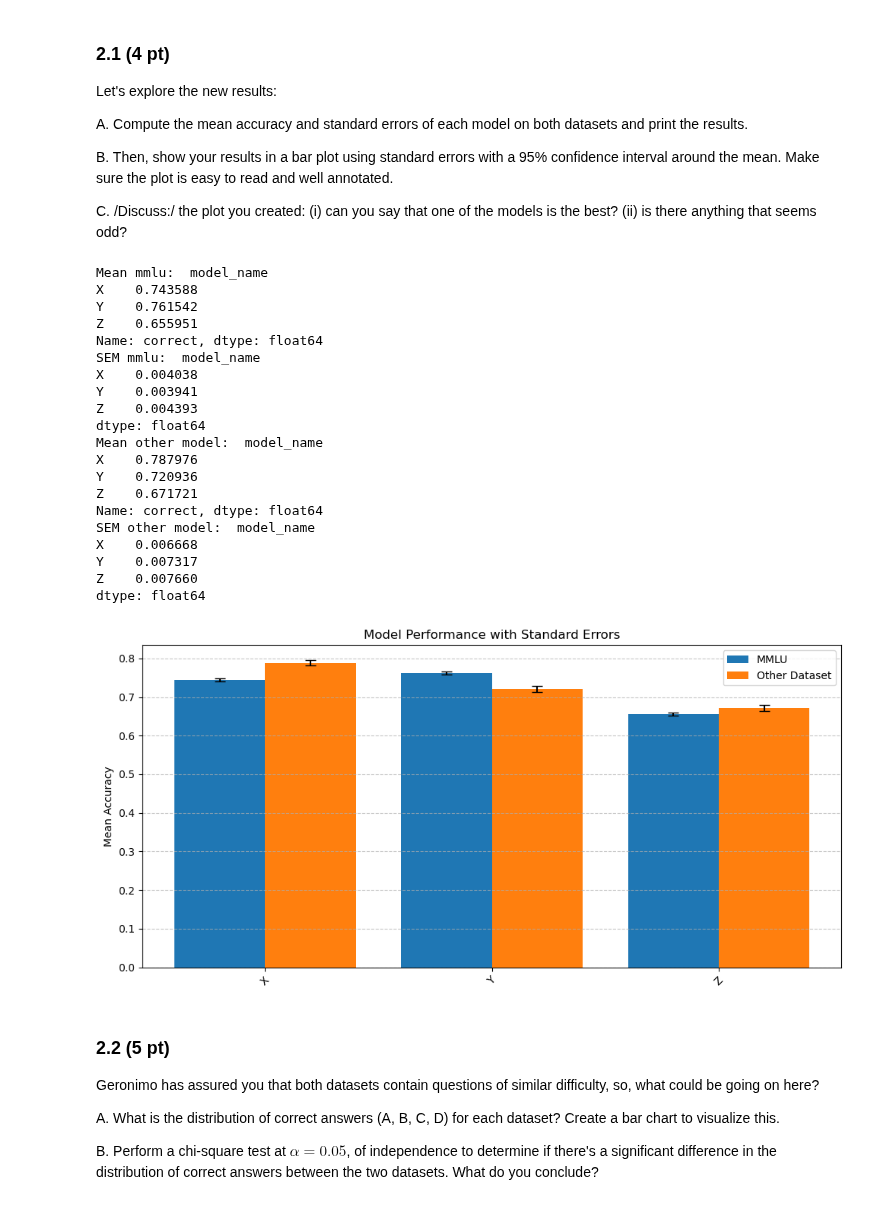
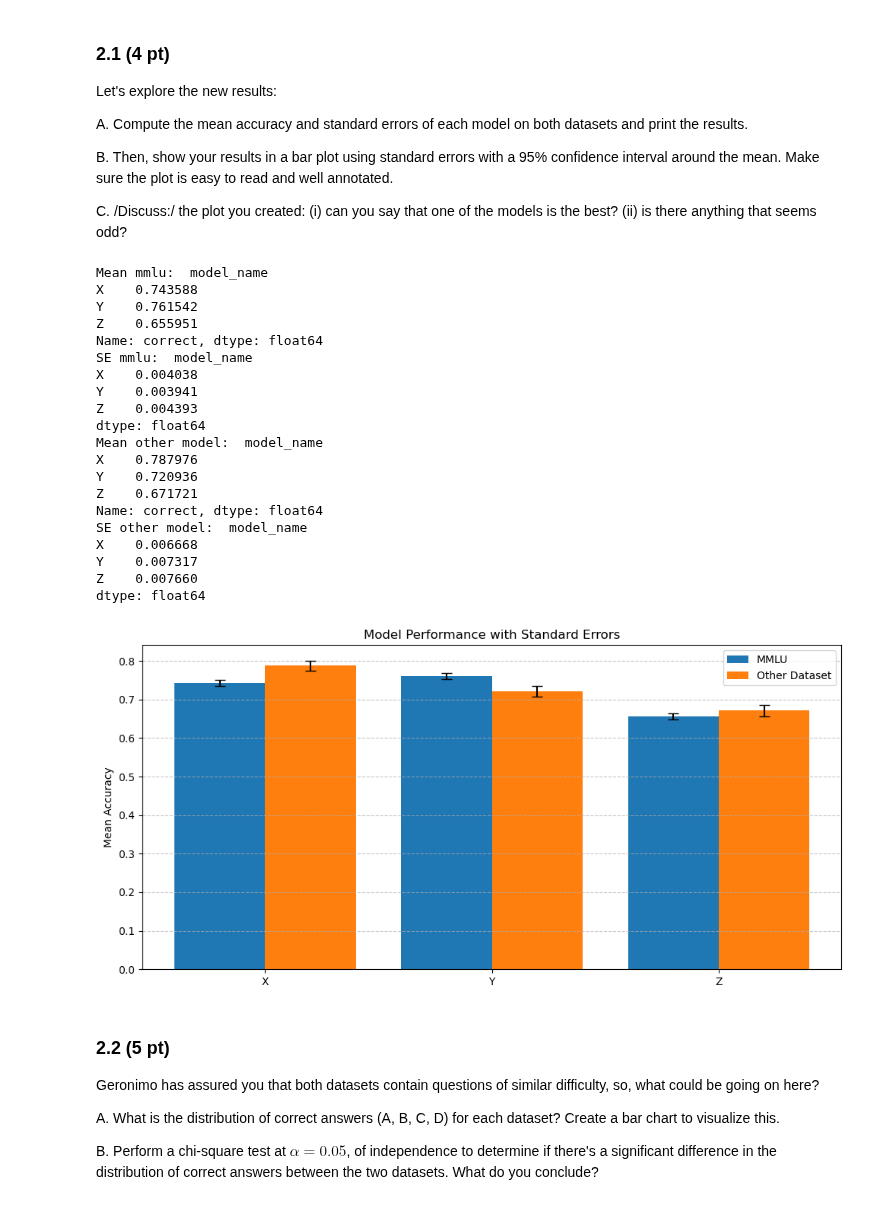
Before and after one commit to Ingridsm21/Data_Analysis, a Jupyter notebook: clinic1/DA-clinic1-empty.ipynb, the cells around one changed output. Saved outputs shown, nothing was run; the diff lists cells and outputs as text; code cells hidden in the pictures.

```diff
--- a/clinic1/DA-clinic1-empty.ipynb
+++ b/clinic1/DA-clinic1-empty.ipynb
@@ -515,22 +515,22 @@ def standard_errors(df):
 
 
 mean_mmlu = mean_accuracy(df_mmlu)
-sem_mmlu = standard_errors(df_mmlu)
+se_mmlu = standard_errors(df_mmlu)
 
 mean_other = mean_accuracy(df_other)
-sem_other = standard_errors(df_other)
+se_other = standard_errors(df_other)
 
 print("Mean mmlu: ", mean_mmlu)
-print("SEM mmlu: ", sem_mmlu)
+print("SE mmlu: ", se_mmlu)
 print("Mean other model: ", mean_other)
-print("SEM other model: ", sem_other)
+print("SE other model: ", se_other)
 # %% [output]
 Mean mmlu:  model_name
 X    0.743588
 Y    0.761542
 Z    0.655951
 Name: correct, dtype: float64
-SEM mmlu:  model_name
+SE mmlu:  model_name
 X    0.004038
 Y    0.003941
 Z    0.004393
@@ -540,36 +540,48 @@ X    0.787976
 Y    0.720936
 Z    0.671721
 Name: correct, dtype: float64
-SEM other model:  model_name
+SE other model:  model_name
 X    0.006668
 Y    0.007317
 Z    0.007660
 dtype: float64
 # %%
 #B
+
 fig, ax = plt.subplots(figsize=(10, 5))
-bar_width = 0.4
 x = np.arange(len(mean_mmlu))  # Using the number of models (index)
 
+ci_mmlu_lower = mean_mmlu - 1.96*se_mmlu
+ci_mmlu_upper = mean_mmlu + 1.96*se_mmlu
+
+ci_other_lower = mean_other - 1.96*se_other
+ci_other_upper = mean_other + 1.96*se_other
+
+yerr_mmlu_lower = mean_mmlu - ci_mmlu_lower
+yerr_mmlu_upper = ci_mmlu_upper - mean_mmlu
+
+yerr_other_lower = mean_other - ci_other_lower
+yerr_other_upper = ci_other_upper - mean_other
+
 # Bar plot with error bars
-ax.bar(x - bar_width/2, mean_mmlu, yerr=sem_mmlu, capsize=5, width=bar_width, label='MMLU')
-ax.bar(x + bar_width/2, mean_other, yerr=sem_other, capsize=5, width=bar_width, label='Other Dataset')
+ax.bar(x - bar_width/2, mean_mmlu, yerr=[yerr_mmlu_lower, yerr_mmlu_upper], capsize=5, width=0.4, label='MMLU')
+ax.bar(x + bar_width/2, mean_other, yerr=[yerr_other_lower, yerr_other_upper], capsize=5, width=0.4, label='Other Dataset')
 
 # Formatting the plot
 ax.set_xticks(x)
-ax.set_xticklabels(mean_mmlu.index, rotation=45)  # Set model names as x-ticks
+ax.set_xticklabels(mean_mmlu.index)  # Set model names as x-ticks
 ax.set_ylabel("Mean Accuracy")
 ax.set_title("Model Performance with Standard Errors")
 ax.legend()
 
 # Adding grid lines for better readability
 plt.grid(axis="y", linestyle="--", alpha=0.7)
 
 # Show plot
 plt.tight_layout()
 plt.show()
 # %% [output]
-[figure, old version]
+[figure, new version]
 # %% [markdown]
 ### 2.2 (5 pt)
 
```
Also changed, not shown: parts of 6 cells of this notebook.
